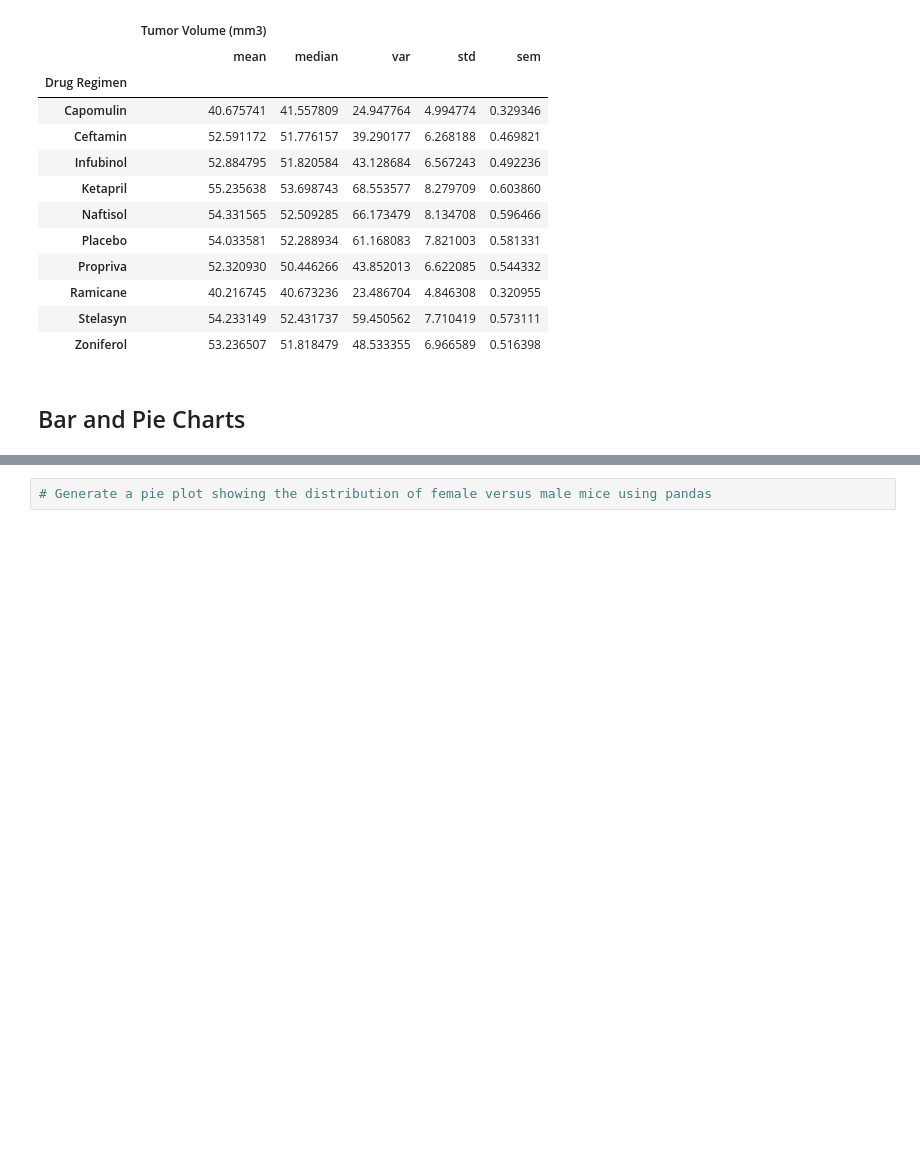
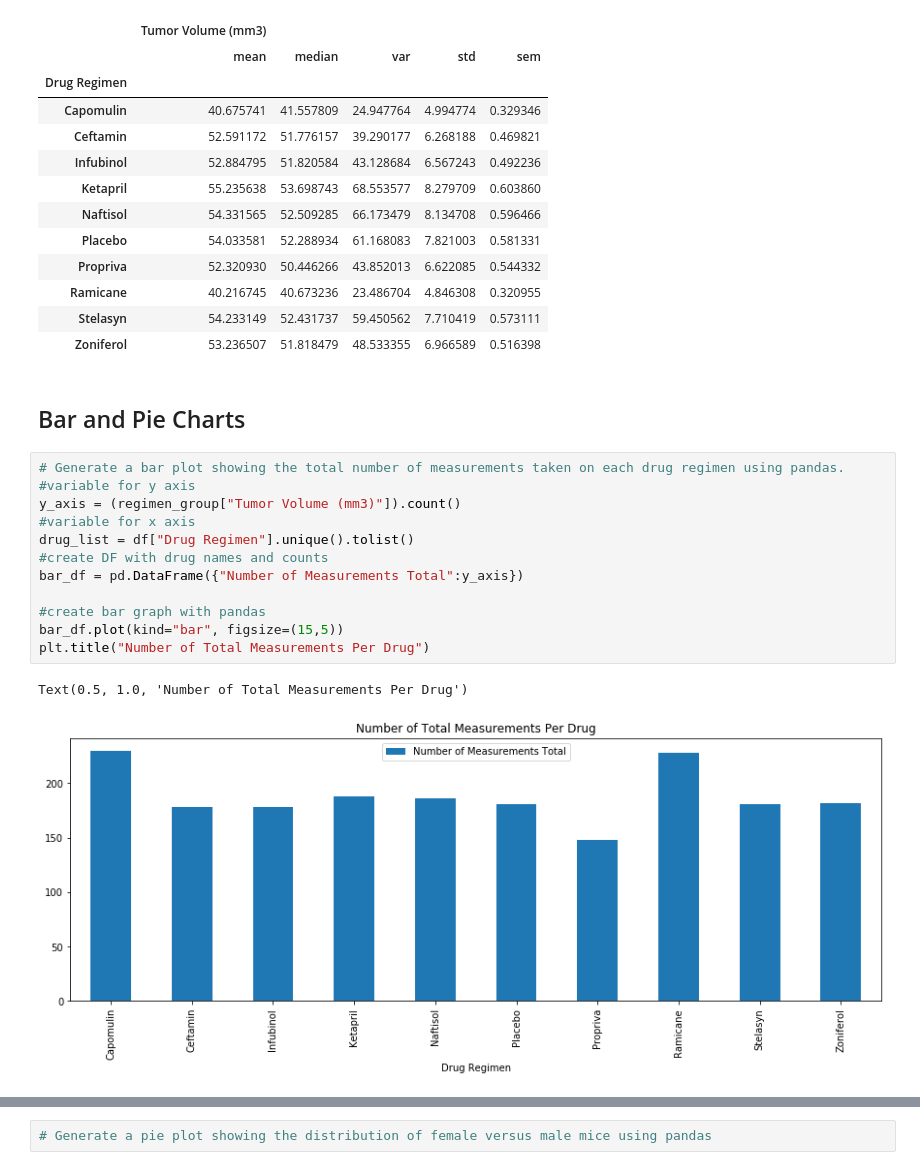
Before and after one commit to staceycdougherty/Matplotlib-Challenge, a Jupyter notebook: Matplotlib/Pymaceuticals/pymaceuticals_starter.ipynb, the cells around one changed output, grey strips where cells are left out. Drawn from its saved outputs; the diff is of its cells as text; blank space fills up the shorter version.

```diff
--- a/Matplotlib/Pymaceuticals/pymaceuticals_starter.ipynb
+++ b/Matplotlib/Pymaceuticals/pymaceuticals_starter.ipynb
@@ -129,4 +129,19 @@ agg_regimen
 | Zoniferol | 53.236507 | 51.818479 | 48.533355 | 6.966589 | 0.516398 |
 # %% [markdown]
 ## Bar and Pie Charts
+# %%
+# Generate a bar plot showing the total number of measurements taken on each drug regimen using pandas.
+#variable for y axis
+y_axis = (regimen_group["Tumor Volume (mm3)"]).count()
+#variable for x axis
+drug_list = df["Drug Regimen"].unique().tolist()
+#create DF with drug names and counts
+bar_df = pd.DataFrame({"Number of Measurements Total":y_axis})
+
+#create bar graph with pandas
+bar_df.plot(kind="bar", figsize=(15,5))
+plt.title("Number of Total Measurements Per Drug")
+# %% [output]
+Text(0.5, 1.0, 'Number of Total Measurements Per Drug')
+[figure, added]
 # %%
```
Also changed, not shown: parts of 2 cells of this notebook.
